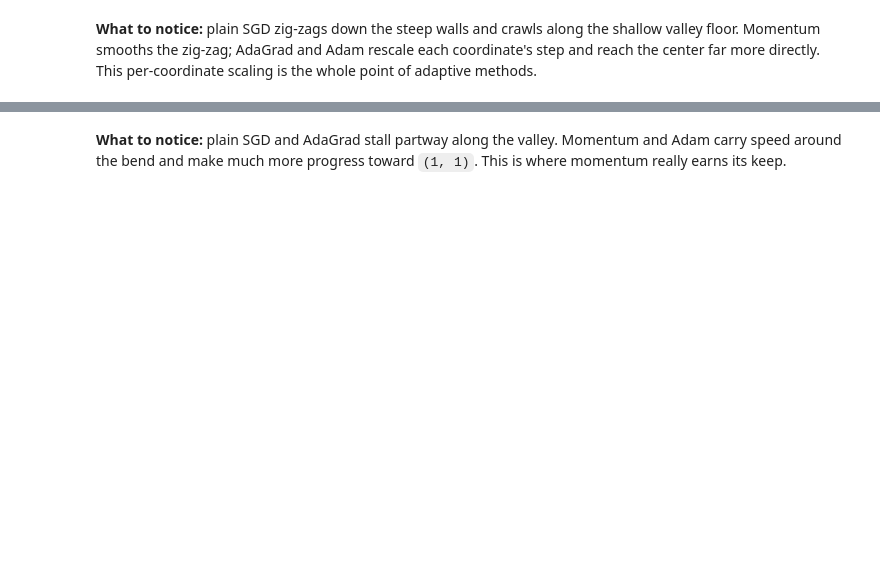
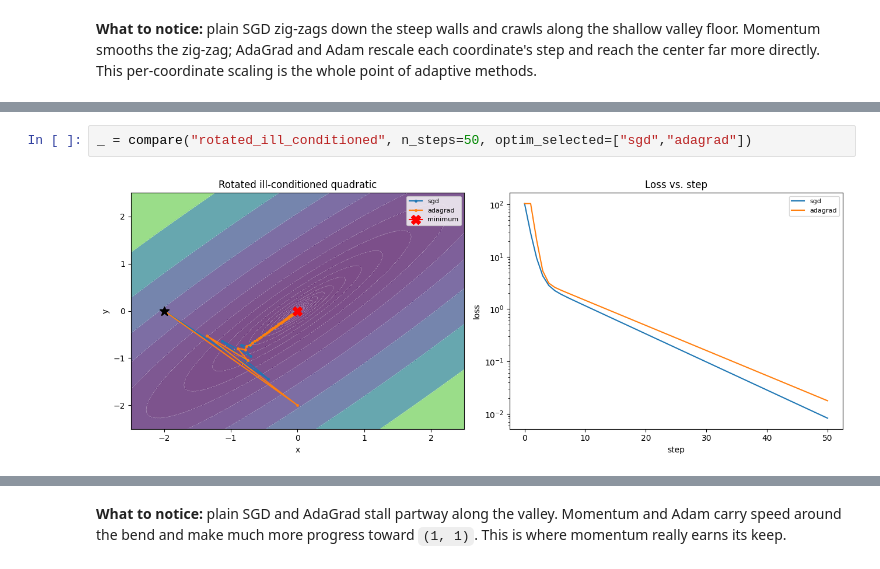
Before and after one commit to HarishGP/optimization-workshop, a Jupyter notebook: notebooks/phase1_lowdim.ipynb, the cells around one changed output, grey strips where cells are left out. Cells and saved outputs as stored; diff of their text form; blank space fills up the shorter version.

```diff
--- a/notebooks/phase1_lowdim.ipynb
+++ b/notebooks/phase1_lowdim.ipynb
@@ -70,0 +82,4 @@ _ = compare("ill_conditioned", n_steps=80)
+# %%
+_ = compare("rotated_ill_conditioned", n_steps=50, optim_selected=["sgd","adagrad"])
+# %% [output]
+[figure, added]
```
Also changed, not shown: parts of 15 cells of this notebook, 9 other files.
